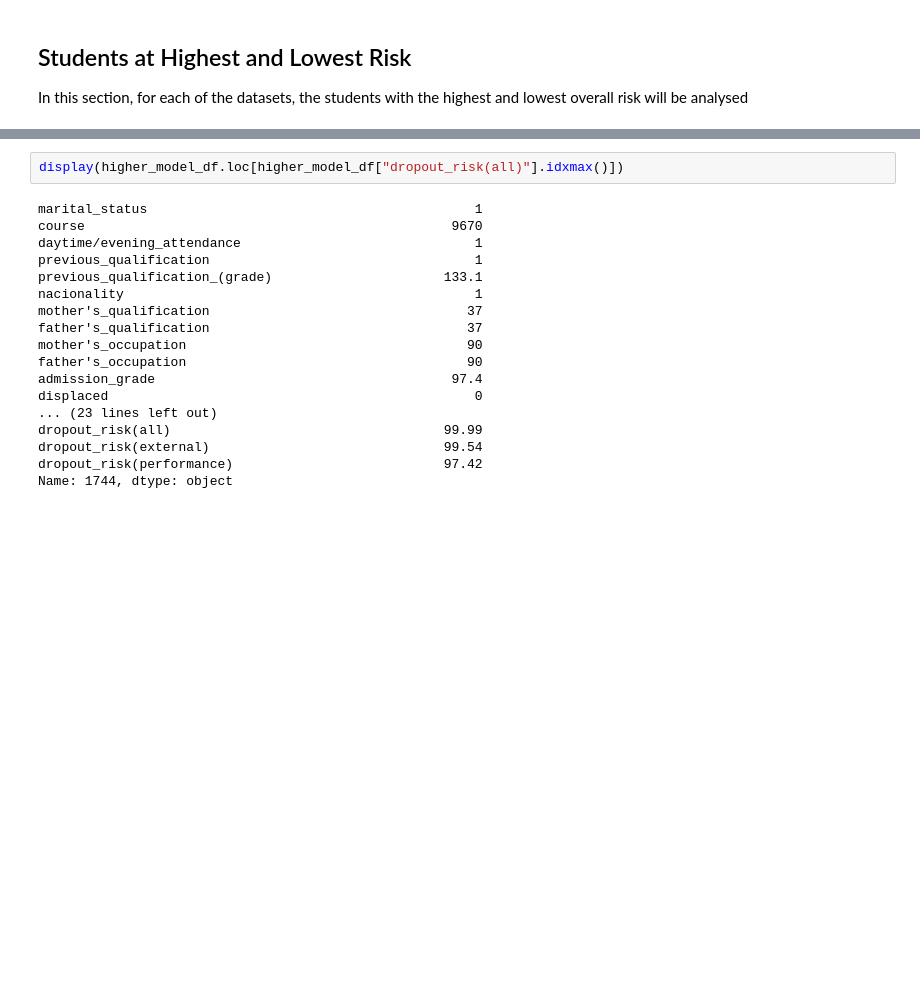
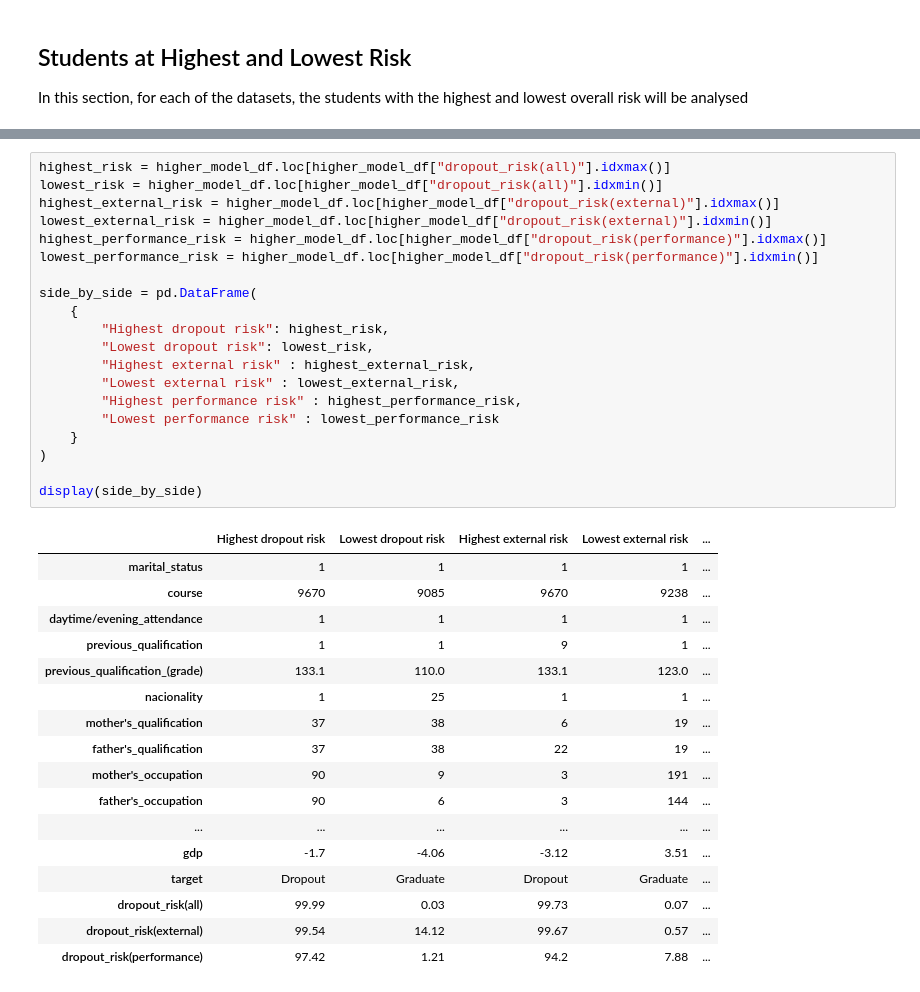
Before and after one commit to JakeCallcut/Academic-Data-Story, a Jupyter notebook: src/eda/EDA.ipynb, the cells around one changed output, grey strips where cells are left out. Cells and saved outputs as stored; diff of their text form; blank space fills up the shorter version.

Commit message:
Adding students risk to notebook

```diff
--- a/src/eda/EDA.ipynb
+++ b/src/eda/EDA.ipynb
@@ -83,20 +93,38 @@ Name: 279, dtype: object
 # %%
-display(higher_model_df.loc[higher_model_df["dropout_risk(all)"].idxmax()])
+highest_risk = higher_model_df.loc[higher_model_df["dropout_risk(all)"].idxmax()]
+lowest_risk = higher_model_df.loc[higher_model_df["dropout_risk(all)"].idxmin()]
+highest_external_risk = higher_model_df.loc[higher_model_df["dropout_risk(external)"].idxmax()]
+lowest_external_risk = higher_model_df.loc[higher_model_df["dropout_risk(external)"].idxmin()]
+highest_performance_risk = higher_model_df.loc[higher_model_df["dropout_risk(performance)"].idxmax()]
+lowest_performance_risk = higher_model_df.loc[higher_model_df["dropout_risk(performance)"].idxmin()]
+
+side_by_side = pd.DataFrame(
+    {
+        "Highest dropout risk": highest_risk,
+        "Lowest dropout risk": lowest_risk,
+        "Highest external risk" : highest_external_risk,
+        "Lowest external risk" : lowest_external_risk,
+        "Highest performance risk" : highest_performance_risk,
+        "Lowest performance risk" : lowest_performance_risk
+    }
+)
+
+display(side_by_side)
 # %% [output]
-marital_status                                          1
-course                                               9670
-daytime/evening_attendance                              1
-previous_qualification                                  1
-previous_qualification_(grade)                      133.1
-nacionality                                             1
-mother's_qualification                                 37
-father's_qualification                                 37
-mother's_occupation                                    90
-father's_occupation                                    90
-admission_grade                                      97.4
-displaced                                               0
-... (23 lines left out)
-dropout_risk(all)                                   99.99
-dropout_risk(external)                              99.54
-dropout_risk(performance)                           97.42
-Name: 1744, dtype: object
+|  | Highest dropout risk | Lowest dropout risk | Highest external risk | Lowest external risk | ... |
+| marital_status | 1 | 1 | 1 | 1 | ... |
+| course | 9670 | 9085 | 9670 | 9238 | ... |
+| daytime/evening_attendance | 1 | 1 | 1 | 1 | ... |
+| previous_qualification | 1 | 1 | 9 | 1 | ... |
+| previous_qualification_(grade) | 133.1 | 110.0 | 133.1 | 123.0 | ... |
+| nacionality | 1 | 25 | 1 | 1 | ... |
+| mother's_qualification | 37 | 38 | 6 | 19 | ... |
+| father's_qualification | 37 | 38 | 22 | 19 | ... |
+| mother's_occupation | 90 | 9 | 3 | 191 | ... |
+| father's_occupation | 90 | 6 | 3 | 144 | ... |
+| ... | ... | ... | ... | ... | ... |
+| gdp | -1.7 | -4.06 | -3.12 | 3.51 | ... |
+| target | Dropout | Graduate | Dropout | Graduate | ... |
+| dropout_risk(all) | 99.99 | 0.03 | 99.73 | 0.07 | ... |
+| dropout_risk(external) | 99.54 | 14.12 | 99.67 | 0.57 | ... |
+| dropout_risk(performance) | 97.42 | 1.21 | 94.2 | 7.88 | ... |
```
Also changed, not shown: parts of 1 cell of this notebook, 1 other file.
